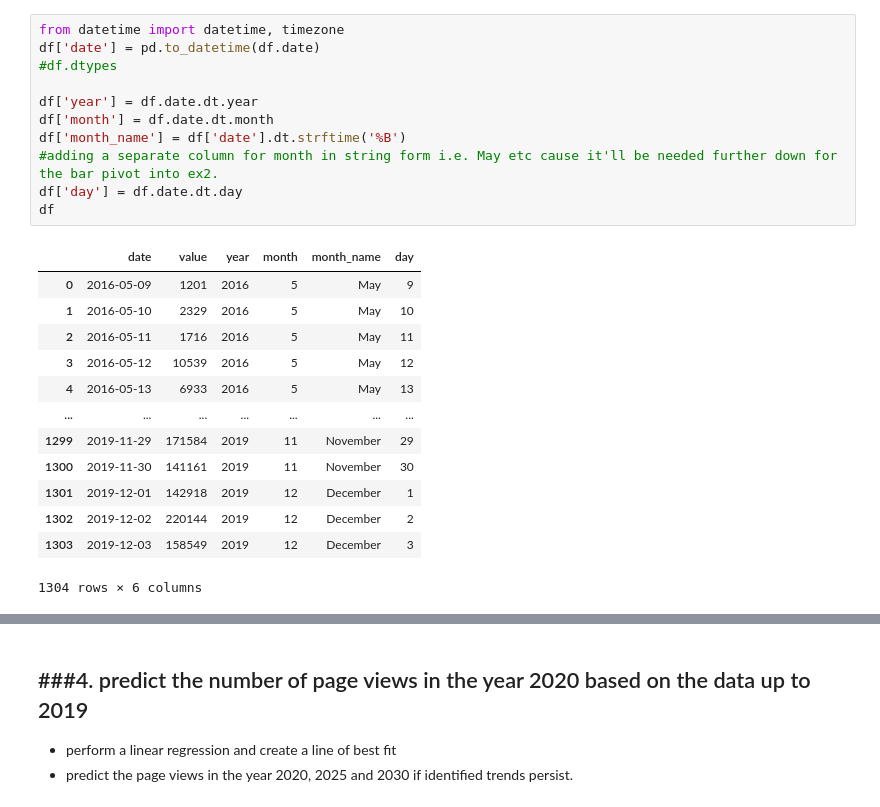
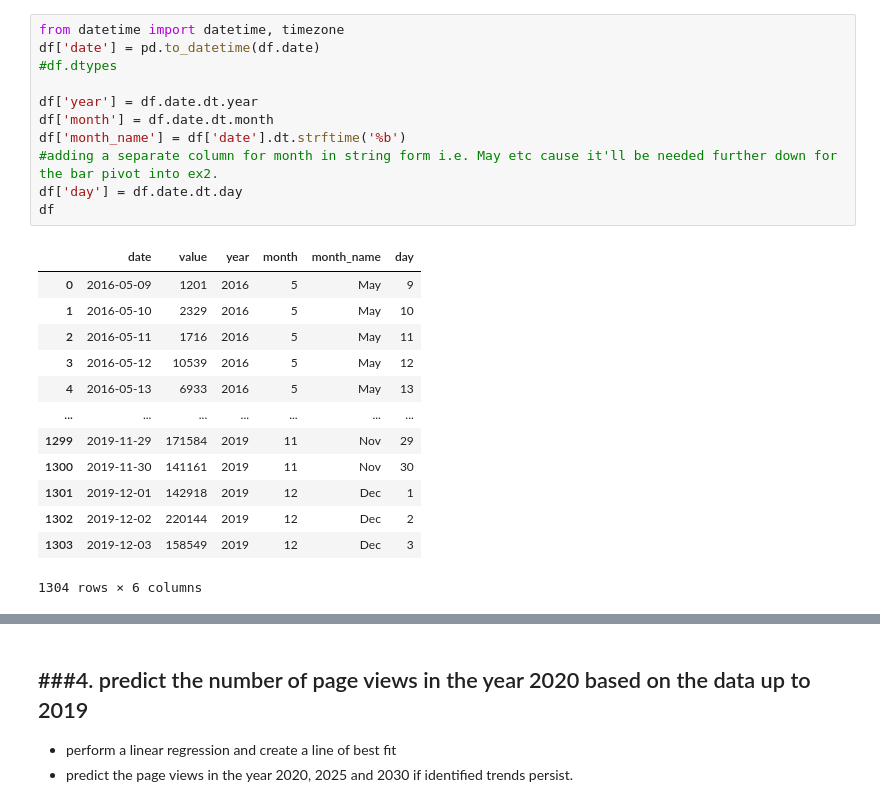
Before and after one commit to EllenSakkla/-PythonFundamentals, a Jupyter notebook: Copy_of_11_Page_Views_Project.ipynb, the cells around one changed output, grey strips where cells are left out. Cells and saved outputs as stored; diff of their text form.

```diff
--- a/Copy_of_11_Page_Views_Project.ipynb
+++ b/Copy_of_11_Page_Views_Project.ipynb
@@ -51,27 +53,27 @@ To prepare the data for the line plot you might do the following:
 # %%
 from datetime import datetime, timezone
 df['date'] = pd.to_datetime(df.date)
 #df.dtypes
 
 df['year'] = df.date.dt.year
 df['month'] = df.date.dt.month
-df['month_name'] = df['date'].dt.strftime('%B')
+df['month_name'] = df['date'].dt.strftime('%b')
 #adding a separate column for month in string form i.e. May etc cause it'll be needed further down for the bar pivot into ex2.
 df['day'] = df.date.dt.day
 df
 # %% [output]
 |  | date | value | year | month | month_name | day |
 | 0 | 2016-05-09 | 1201 | 2016 | 5 | May | 9 |
 | 1 | 2016-05-10 | 2329 | 2016 | 5 | May | 10 |
 | 2 | 2016-05-11 | 1716 | 2016 | 5 | May | 11 |
 | 3 | 2016-05-12 | 10539 | 2016 | 5 | May | 12 |
 | 4 | 2016-05-13 | 6933 | 2016 | 5 | May | 13 |
 | ... | ... | ... | ... | ... | ... | ... |
-| 1299 | 2019-11-29 | 171584 | 2019 | 11 | November | 29 |
-| 1300 | 2019-11-30 | 141161 | 2019 | 11 | November | 30 |
-| 1301 | 2019-12-01 | 142918 | 2019 | 12 | December | 1 |
-| 1302 | 2019-12-02 | 220144 | 2019 | 12 | December | 2 |
-| 1303 | 2019-12-03 | 158549 | 2019 | 12 | December | 3 |
+| 1299 | 2019-11-29 | 171584 | 2019 | 11 | Nov | 29 |
+| 1300 | 2019-11-30 | 141161 | 2019 | 11 | Nov | 30 |
+| 1301 | 2019-12-01 | 142918 | 2019 | 12 | Dec | 1 |
+| 1302 | 2019-12-02 | 220144 | 2019 | 12 | Dec | 2 |
+| 1303 | 2019-12-03 | 158549 | 2019 | 12 | Dec | 3 |
 1304 rows × 6 columns
 # %%
 df = df.set_index('date')
```
Also changed, not shown: parts of 12 cells of this notebook.
